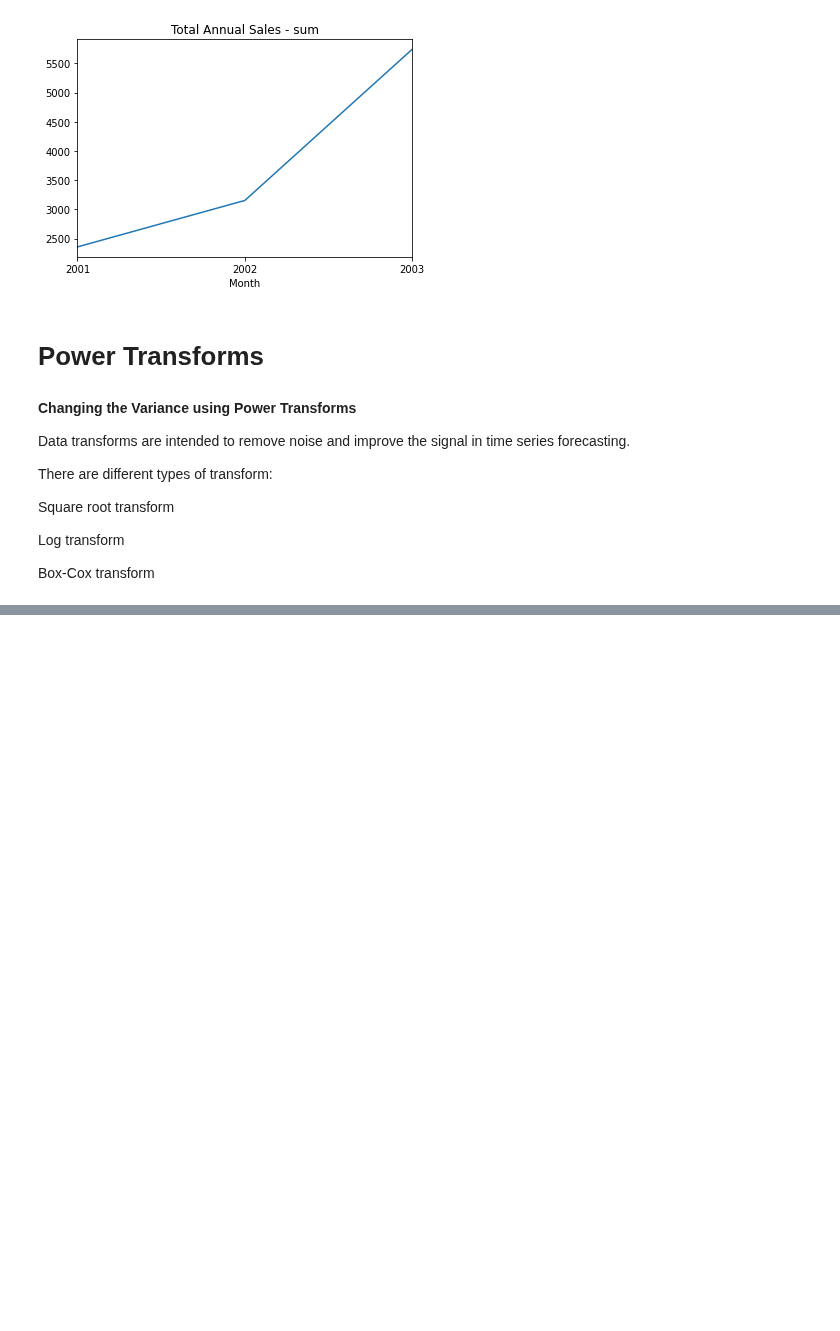
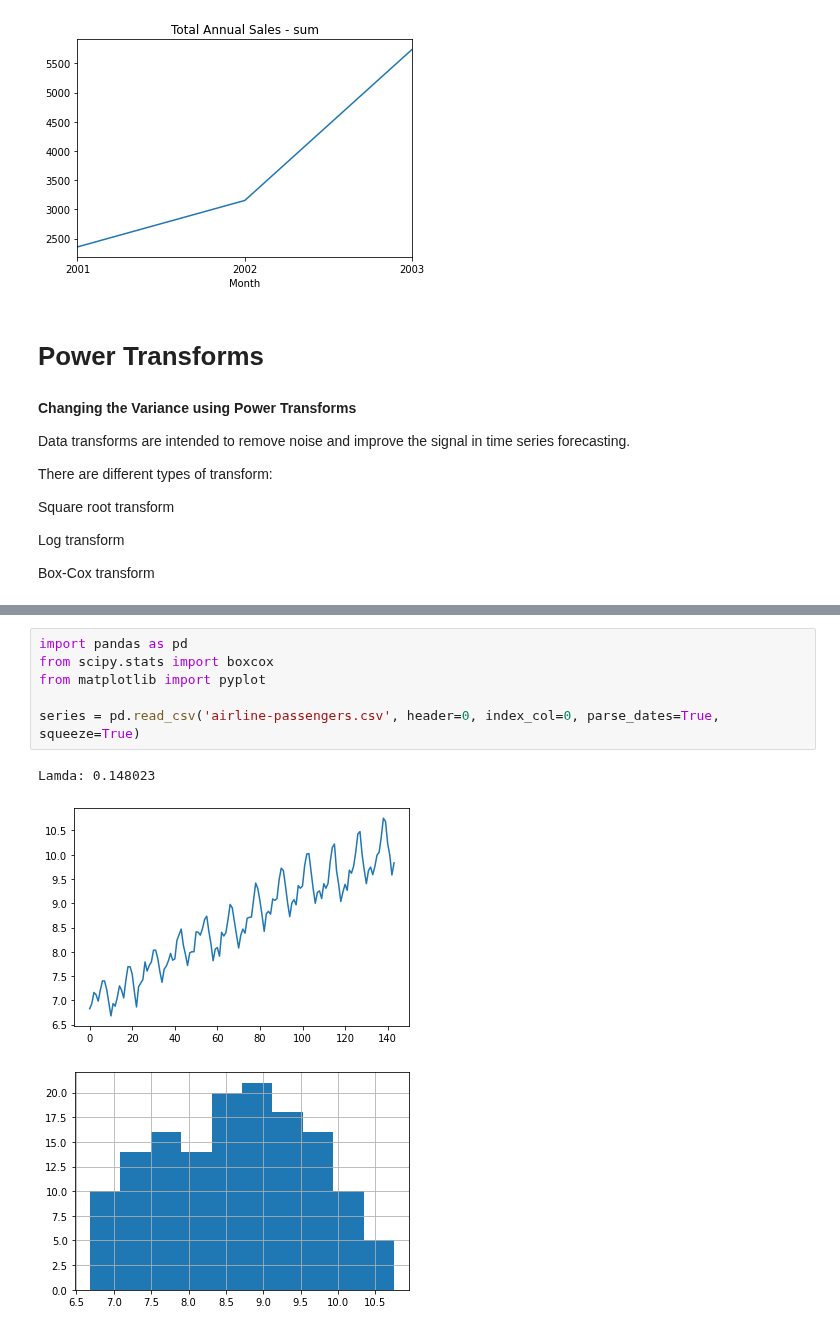
Before and after one commit to kenneth-craig/academyPub, a Jupyter notebook: Time Series Data.ipynb, the cells around one changed output, grey strips where cells are left out. Cells and saved outputs as stored; diff of their text form; blank space fills up the shorter version.

```diff
--- a/Time Series Data.ipynb
+++ b/Time Series Data.ipynb
@@ -323,0 +345,10 @@ pyplot.show()
+# %%
+import pandas as pd
+from scipy.stats import boxcox
+from matplotlib import pyplot
+
+series = pd.read_csv('airline-passengers.csv', header=0, index_col=0, parse_dates=True, squeeze=True)
+# %% [output]
+Lamda: 0.148023
+[figure, added]
+[figure, added]
```
Also changed, not shown: parts of 1 cell of this notebook.
